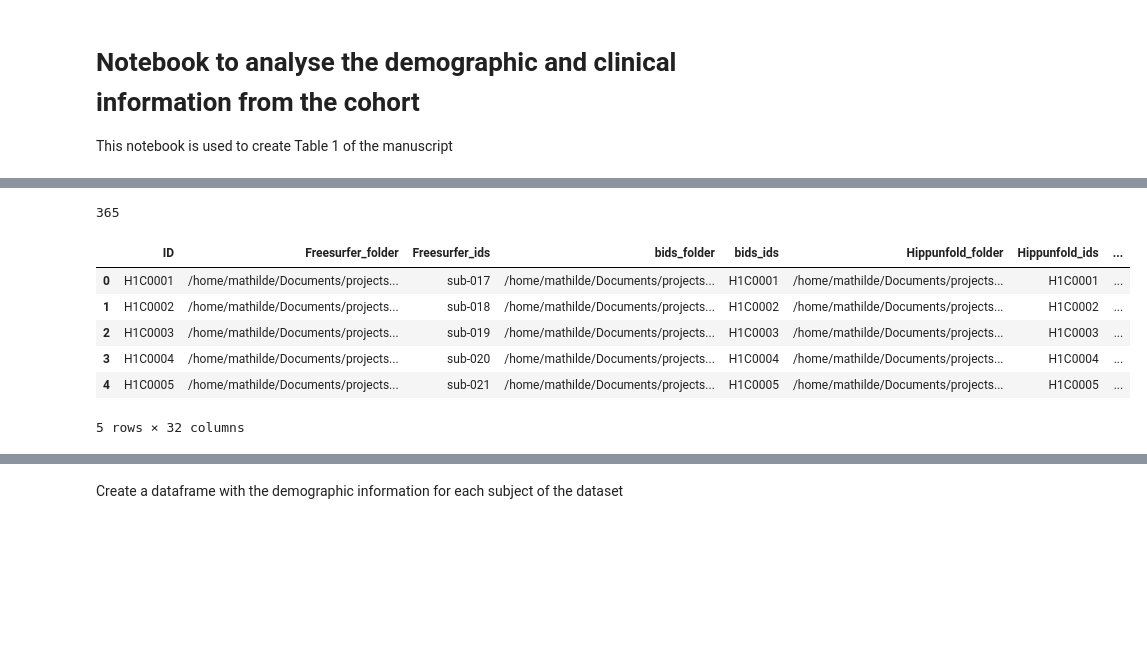
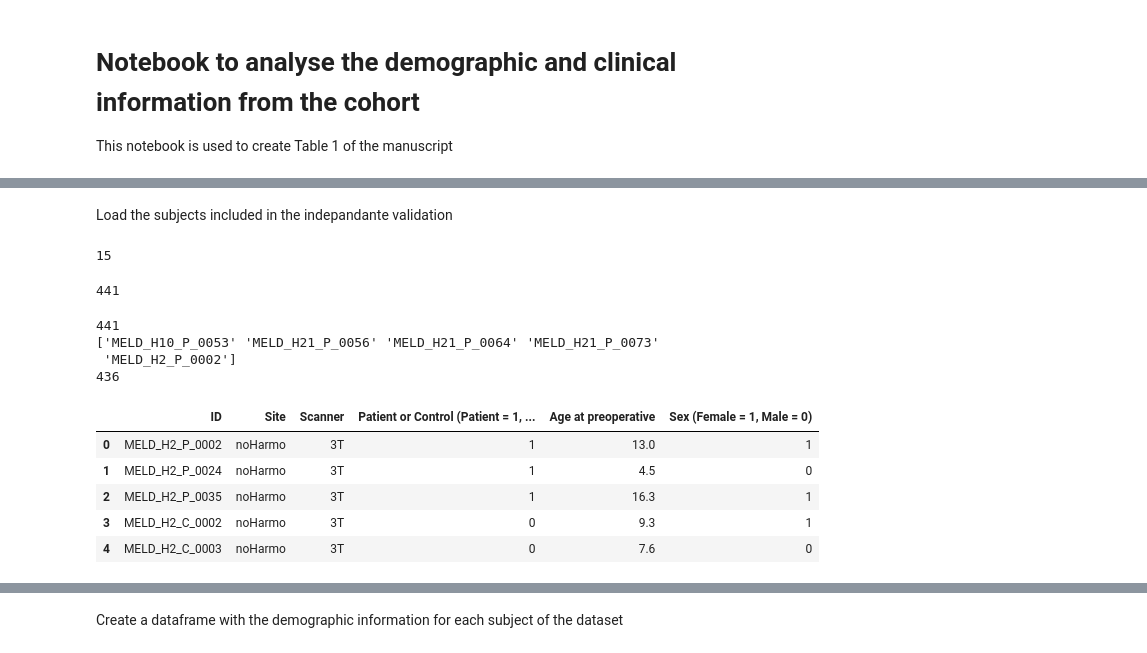
Before and after one commit to ckronlage/AID-HS, a Jupyter notebook: notebooks/analysis_cohort_demographics_independantsites.ipynb, the cells around one changed output, grey strips where cells are left out. Drawn from its saved outputs; the diff is of its cells as text; code cells hidden in the pictures; blank space fills up the shorter version.

```diff
--- a/notebooks/analysis_cohort_demographics_independantsites.ipynb
+++ b/notebooks/analysis_cohort_demographics_independantsites.ipynb
@@ -20,22 +18,48 @@ Load the dataset with subjects to include and the demographic file
-# %%
-# get list of subjects
-dataset_file = os.path.join(BASE_PATH,'dataset_all_with_bilateral.csv')
-df_dataset = pd.read_csv(dataset_file)
-
-subjects = df_dataset['subject_id'].values
-print(len(subjects))
-# %% [output]
-365
+# %% [markdown]
+Load the subjects included in the indepandante validation
+# %%
+folder = '/home/mathilde/Documents/projects/surHippo/processes/240404_AID-HS_independantsite/aidhs_data_folder'
+# %%
+# get list of subjects
+
+independant_dataset = '3T'
+
+sites = ['H10','H21','H102','H2','H115', 'H45','H28', 'H5', 'H47', 'H101', 'H14', 'H103', 'H108', 'H104', 'H19']
+print(len(sites))
+
+#load subjects list
+subjects = []
+for site in sites:
+    subjects_file  = os.path.join(folder, f'list_subjects_{site}.csv')
+    subjects_site = pd.read_csv(subjects_file)['ID'].values
+    subjects.extend(subjects_site)
+len(subjects)
+# %% [output]
+15
+441
+# %%
+## remove outliers from QC
+print(len(subjects))
+subjects_excluded  = pd.read_csv('/home/mathilde/Documents/projects/surHippo/processes/240404_AID-HS_independantsite/aidhs_data_folder/subjects_discarded_QC.csv')
+subjects_excluded = subjects_excluded[subjects_excluded['discard']==1]['ID'].values
+print(subjects_excluded)
+
+subjects = [subject for subject in subjects if not subject in subjects_excluded]
+print(len(subjects))
+# %% [output]
+441
+['MELD_H10_P_0053' 'MELD_H21_P_0056' 'MELD_H21_P_0064' 'MELD_H21_P_0073'
+ 'MELD_H2_P_0002']
+436
 # %%
 #get demographic information
-csv_file = os.path.join(BASE_PATH,'demographics_file.csv')
+csv_file = os.path.join(folder,'demographics_file.csv')
 df_demos = pd.read_csv(csv_file)
 df_demos.head()
 # %% [output]
-|  | ID | Freesurfer_folder | Freesurfer_ids | bids_folder | bids_ids | Hippunfold_folder | Hippunfold_ids | ... |
-| 0 | H1C0001 | /home/mathilde/Documents/projects... | sub-017 | /home/mathilde/Documents/projects... | H1C0001 | /home/mathilde/Documents/projects... | H1C0001 | ... |
-| 1 | H1C0002 | /home/mathilde/Documents/projects... | sub-018 | /home/mathilde/Documents/projects... | H1C0002 | /home/mathilde/Documents/projects... | H1C0002 | ... |
-| 2 | H1C0003 | /home/mathilde/Documents/projects... | sub-019 | /home/mathilde/Documents/projects... | H1C0003 | /home/mathilde/Documents/projects... | H1C0003 | ... |
-| 3 | H1C0004 | /home/mathilde/Documents/projects... | sub-020 | /home/mathilde/Documents/projects... | H1C0004 | /home/mathilde/Documents/projects... | H1C0004 | ... |
-| 4 | H1C0005 | /home/mathilde/Documents/projects... | sub-021 | /home/mathilde/Documents/projects... | H1C0005 | /home/mathilde/Documents/projects... | H1C0005 | ... |
+|  | ID | Site | Scanner | Patient or Control (Patient = 1, ... | Age at preoperative | Sex (Female = 1, Male = 0) |
+| 0 | MELD_H2_P_0002 | noHarmo | 3T | 1 | 13.0 | 1 |
+| 1 | MELD_H2_P_0024 | noHarmo | 3T | 1 | 4.5 | 0 |
+| 2 | MELD_H2_P_0035 | noHarmo | 3T | 1 | 16.3 | 1 |
+| 3 | MELD_H2_C_0002 | noHarmo | 3T | 0 | 9.3 | 1 |
+| 4 | MELD_H2_C_0003 | noHarmo | 3T | 0 | 7.6 | 0 |
-5 rows × 32 columns
```
Also changed, not shown: parts of 22 cells of this notebook, 1 other file.
